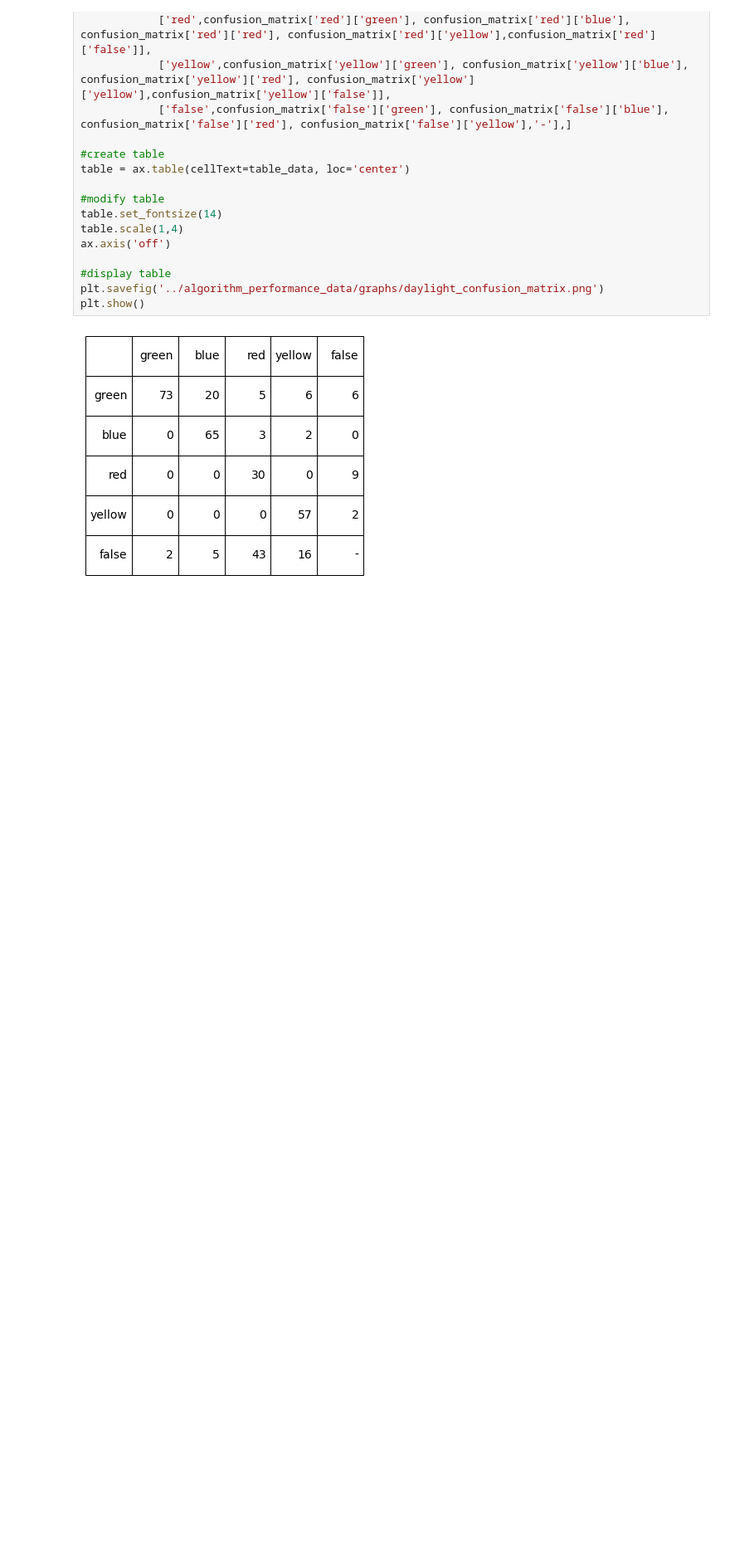
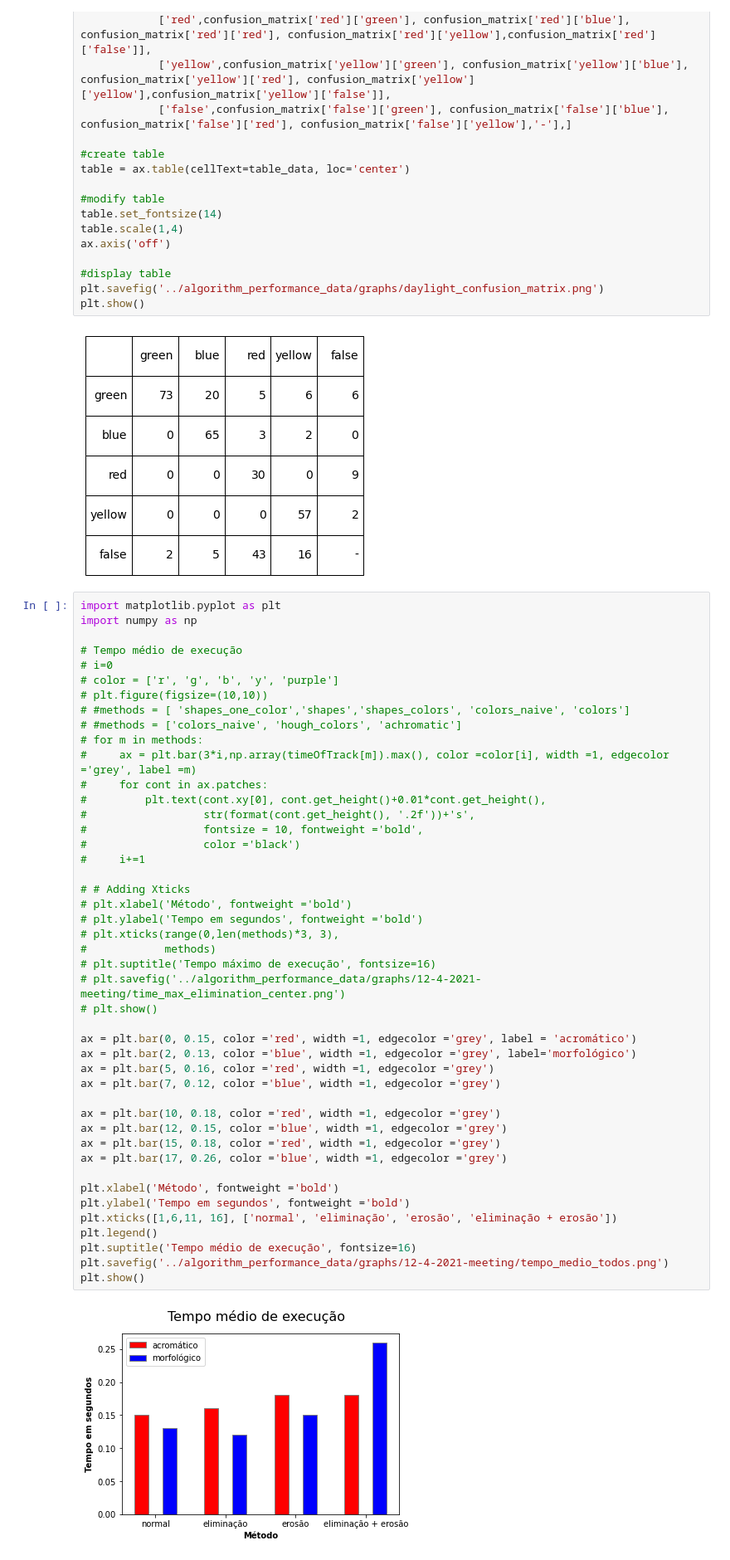
Before and after one commit to ismaelg456g/Robot-Tracking-System, a Jupyter notebook: src/Test_Colors.ipynb, the cells around one changed output. Shown: that part at 83% size. Cells and saved outputs as stored; diff of their text form; blank space fills up the shorter version.

Commit message:
Gráfico com tempo médio de todos os algorítmos por cor

```diff
--- a/src/Test_Colors.ipynb
+++ b/src/Test_Colors.ipynb
@@ -620,3 +620,50 @@ plt.savefig('../algorithm_performance_data/graphs/daylight_confusion_matrix.png'
 plt.show()
 # %% [output]
 [figure]
+# %%
+import matplotlib.pyplot as plt
+import numpy as np
+
+# Tempo médio de execução
+# i=0
+# color = ['r', 'g', 'b', 'y', 'purple']
+# plt.figure(figsize=(10,10))
+# #methods = [ 'shapes_one_color','shapes','shapes_colors', 'colors_naive', 'colors']
+# #methods = ['colors_naive', 'hough_colors', 'achromatic']
+# for m in methods:
+#     ax = plt.bar(3*i,np.array(timeOfTrack[m]).max(), color =color[i], width =1, edgecolor ='grey', label =m)
+#     for cont in ax.patches:
+#         plt.text(cont.xy[0], cont.get_height()+0.01*cont.get_height(),
+#                  str(format(cont.get_height(), '.2f'))+'s',
+#                  fontsize = 10, fontweight ='bold',
+#                  color ='black')
+#     i+=1
+
+# # Adding Xticks
+# plt.xlabel('Método', fontweight ='bold')
+# plt.ylabel('Tempo em segundos', fontweight ='bold')
+# plt.xticks(range(0,len(methods)*3, 3),
+#            methods)
+# plt.suptitle('Tempo máximo de execução', fontsize=16)
+# plt.savefig('../algorithm_performance_data/graphs/12-4-2021-meeting/time_max_elimination_center.png')
+# plt.show()
+
+ax = plt.bar(0, 0.15, color ='red', width =1, edgecolor ='grey', label = 'acromático')
+ax = plt.bar(2, 0.13, color ='blue', width =1, edgecolor ='grey', label='morfológico')
+ax = plt.bar(5, 0.16, color ='red', width =1, edgecolor ='grey')
+ax = plt.bar(7, 0.12, color ='blue', width =1, edgecolor ='grey')
+
+ax = plt.bar(10, 0.18, color ='red', width =1, edgecolor ='grey')
+ax = plt.bar(12, 0.15, color ='blue', width =1, edgecolor ='grey')
+ax = plt.bar(15, 0.18, color ='red', width =1, edgecolor ='grey')
+ax = plt.bar(17, 0.26, color ='blue', width =1, edgecolor ='grey')
+
+plt.xlabel('Método', fontweight ='bold')
+plt.ylabel('Tempo em segundos', fontweight ='bold')
+plt.xticks([1,6,11, 16], ['normal', 'eliminação', 'erosão', 'eliminação + erosão'])
+plt.legend()
+plt.suptitle('Tempo médio de execução', fontsize=16)
+plt.savefig('../algorithm_performance_data/graphs/12-4-2021-meeting/tempo_medio_todos.png')
+plt.show()
+# %% [output]
+[figure, added]
```
Also changed, not shown: 1 other file.
